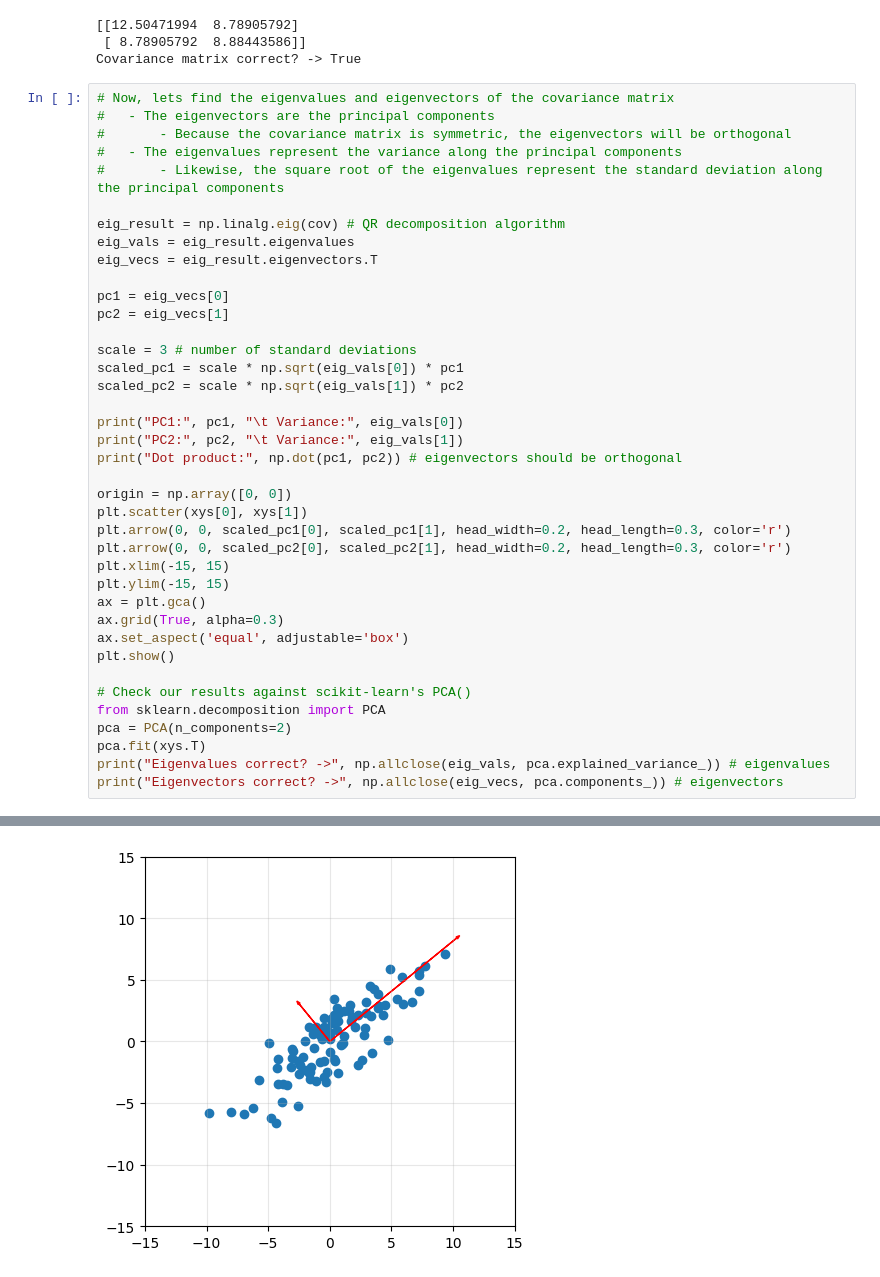
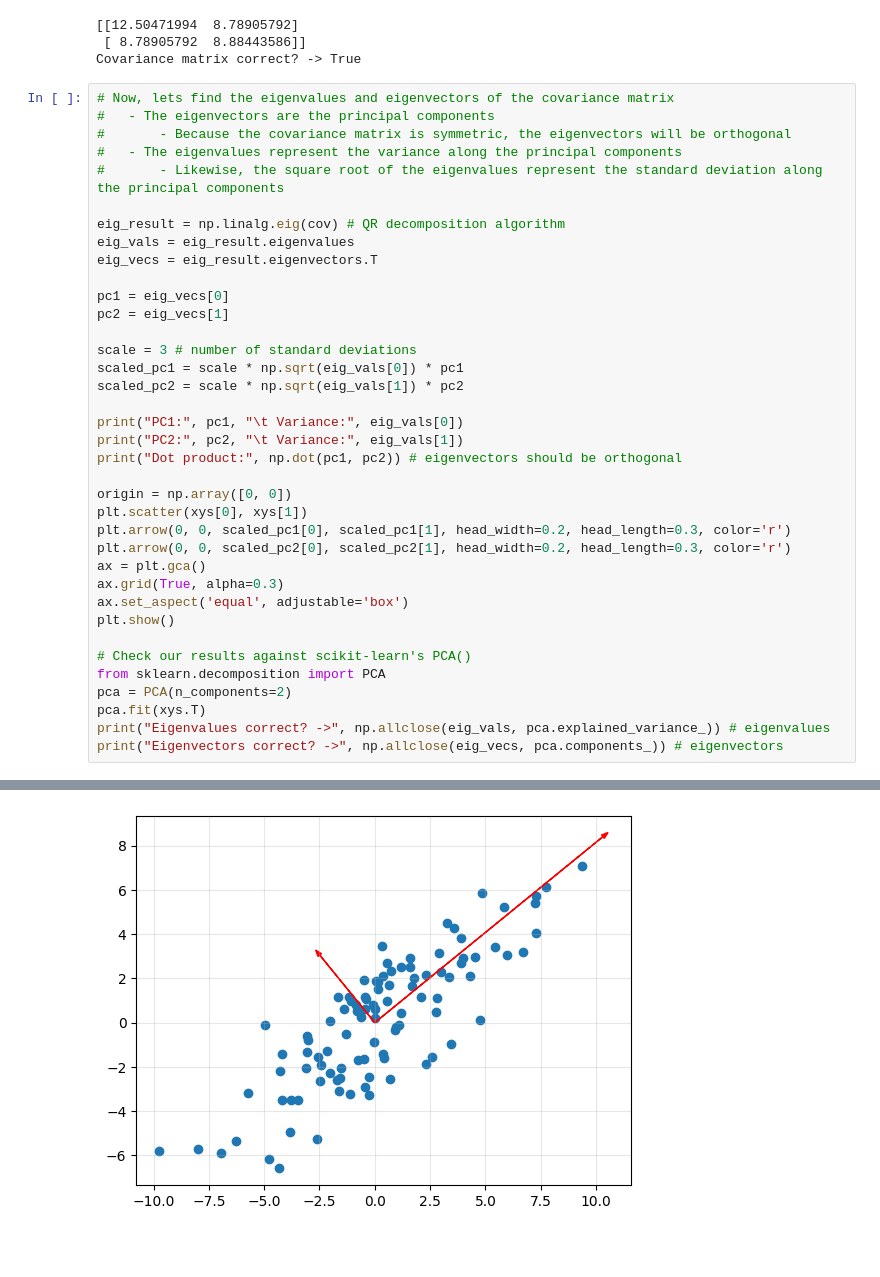
Before and after one commit to AlexPetrusca/project-a-week, a Jupyter notebook: week 11 - pca/pca.ipynb, the cells around one changed output, grey strips where cells are left out. Drawn from its saved outputs; the diff is of its cells as text; blank space fills up the shorter version.

```diff
--- a/week 11 - pca/pca.ipynb
+++ b/week 11 - pca/pca.ipynb
@@ -79,36 +79,34 @@ eig_vecs = eig_result.eigenvectors.T
 pc1 = eig_vecs[0]
 pc2 = eig_vecs[1]
 
 scale = 3 # number of standard deviations
 scaled_pc1 = scale * np.sqrt(eig_vals[0]) * pc1
 scaled_pc2 = scale * np.sqrt(eig_vals[1]) * pc2
 
 print("PC1:", pc1, "\t Variance:", eig_vals[0])
 print("PC2:", pc2, "\t Variance:", eig_vals[1])
 print("Dot product:", np.dot(pc1, pc2)) # eigenvectors should be orthogonal
 
 origin = np.array([0, 0])
 plt.scatter(xys[0], xys[1])
 plt.arrow(0, 0, scaled_pc1[0], scaled_pc1[1], head_width=0.2, head_length=0.3, color='r')
 plt.arrow(0, 0, scaled_pc2[0], scaled_pc2[1], head_width=0.2, head_length=0.3, color='r')
-plt.xlim(-15, 15)
-plt.ylim(-15, 15)
 ax = plt.gca()
 ax.grid(True, alpha=0.3)
 ax.set_aspect('equal', adjustable='box')
 plt.show()
 
 # Check our results against scikit-learn's PCA()
 from sklearn.decomposition import PCA
 pca = PCA(n_components=2)
 pca.fit(xys.T)
 print("Eigenvalues correct? ->", np.allclose(eig_vals, pca.explained_variance_)) # eigenvalues
 print("Eigenvectors correct? ->", np.allclose(eig_vecs, pca.components_)) # eigenvectors
 # %% [output]
 PC1: [0.77515169 0.63177516]     Variance: 19.66810302895594
 PC2: [-0.63177516  0.77515169]   Variance: 1.7210527663540396
 Dot product: 0.0
-[figure, old version]
+[figure, new version]
 Eigenvalues correct? -> True
 Eigenvectors correct? -> True
 # %%
```
Also changed, not shown: parts of 1 cell of this notebook.
